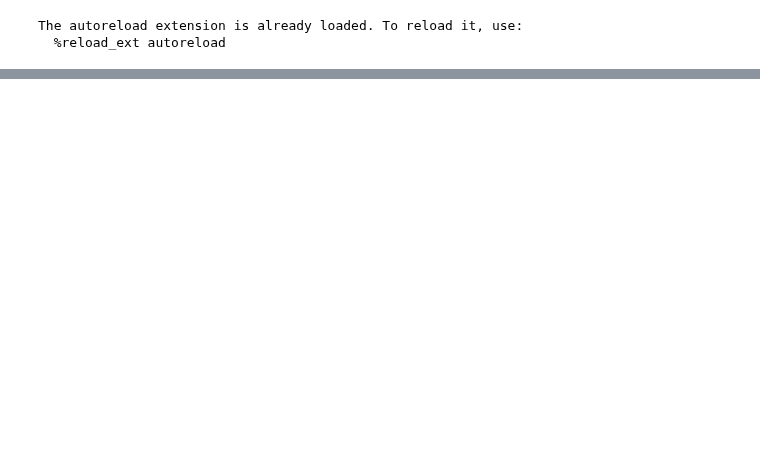
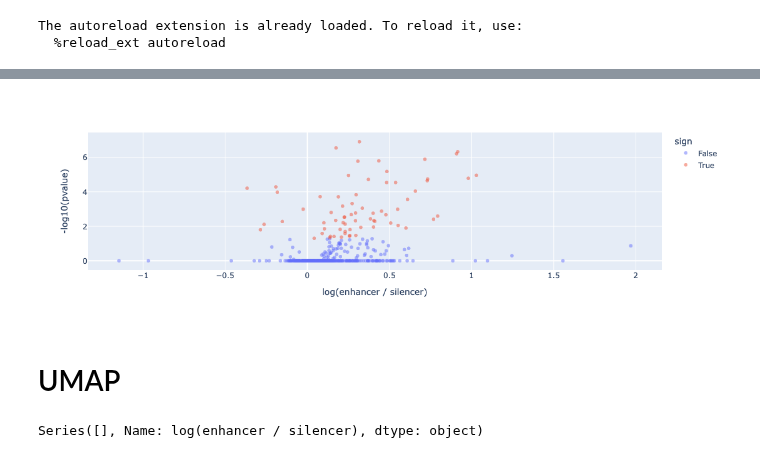
Before and after one commit to p-koo/creme-nn, a Jupyter notebook: figures/biochemistry.ipynb, the cells around one changed output, grey strips where cells are left out. Saved outputs shown, nothing was run; the diff lists cells and outputs as text; code cells hidden in the pictures; blank space fills up the shorter version.

```diff
--- a/figures/biochemistry.ipynb
+++ b/figures/biochemistry.ipynb
@@ -268,4 +213,0 @@ res = statsmodels.stats.multitest.multipletests(p_vals, method='bonferroni')
-# %%
-adjusted_pvals = -np.log10(res[1])
-df = pd.DataFrame([fcs, adjusted_pvals, marks]).T
-df.columns =  ['log(enhancer / silencer)', '-log10(pvalue)', 'mark']
@@ -274,0 +216,36 @@ color_dict = {True: 'red', False: 'grey'}
+# %%
+unique_tf_df = []
+for cell_line in ['K562', 'GM12878', 'PC-3']:
+    cell_line_tf_features = tf_df[tf_df['cell line']==cell_line]
+
+    mean_df = []
+    for (mark, _), mark_df in cell_line_tf_features.groupby(['epigenetic mark', 'CRE id']):
+        if mark_df.shape[0] > 1:
+            mark_df['Mean coverage'] = mark_df['Mean coverage'].values.mean()
+        mark_df = mark_df.iloc[0]
+        mean_df.append(mark_df)
+    mean_df = pd.DataFrame(mean_df)
+    unique_tf_df.append(mean_df)
+unique_tf_df = pd.concat(unique_tf_df)
+# %%
+p_vals = []
+fcs = []
+logfc = []
+marks = []
+one_tf_df = unique_tf_df[unique_tf_df['cell line']=='K562']
+for epi_mark, df in one_tf_df.groupby('epigenetic mark'):
+    x = df[df['CRE type']=='Enhancer']['Mean coverage'].values
+    y = df[df['CRE type']=='Silencer']['Mean coverage'].values
+    p_val = scipy.stats.mannwhitneyu(x, y)[1]
+    p_vals.append(p_val)
+    logfc.append(np.log(x.mean()/y.mean()))
+    fcs.append(x.mean()/y.mean())
+    marks.append(epi_mark)
+
+res = statsmodels.stats.multitest.multipletests(p_vals, method='bonferroni')[1]
+adjusted_pvals = -np.log10(res)
+df = pd.DataFrame([fcs, logfc, adjusted_pvals, p_vals, marks]).T
+df.columns =  ['enhancer / silencer', 'log(enhancer / silencer)', '-log10(pvalue)', 'pvalue', 'mark']
+p_thresh = -np.log10(0.05)
+df['sign'] = [True if p> p_thresh else False for p in df['-log10(pvalue)'].values]
+color_dict = {True: 'red', False: 'grey'}
@@ -274,0 +260,6 @@ color_dict = {True: 'red', False: 'grey'}
+# %%
+px.scatter(data_frame=df, x='log(enhancer / silencer)', y='-log10(pvalue)', color='sign', hover_data='mark', opacity=0.5)
+# %% [output]
+[figure, added]
+# %% [markdown]
+# UMAP
@@ -274,0 +274,4 @@ color_dict = {True: 'red', False: 'grey'}
+# %%
+significant_tfs[significant_tfs['mark']==mark]['log(enhancer / silencer)']
+# %% [output]
+Series([], Name: log(enhancer / silencer), dtype: object)
```
Also changed, not shown: parts of 24 cells of this notebook, 10 other files.
